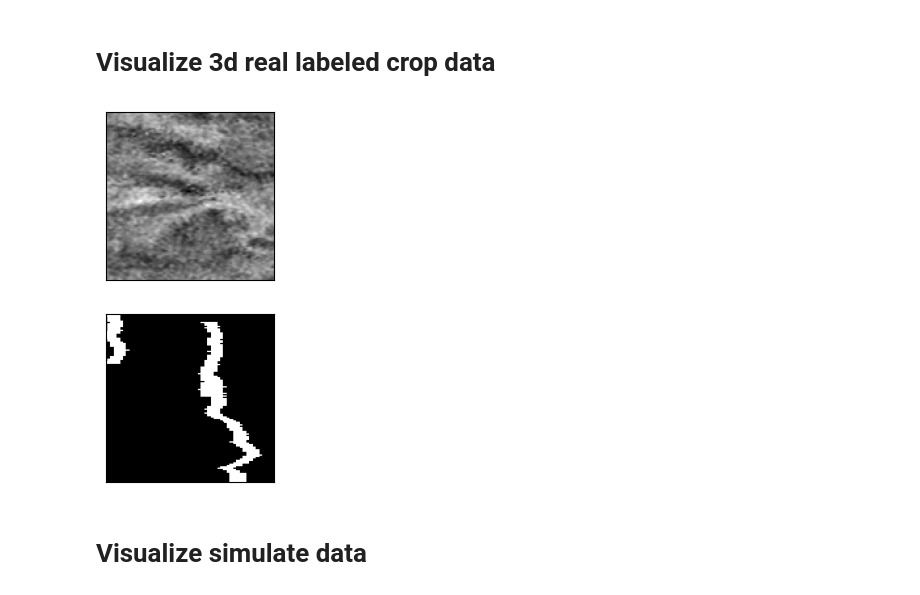
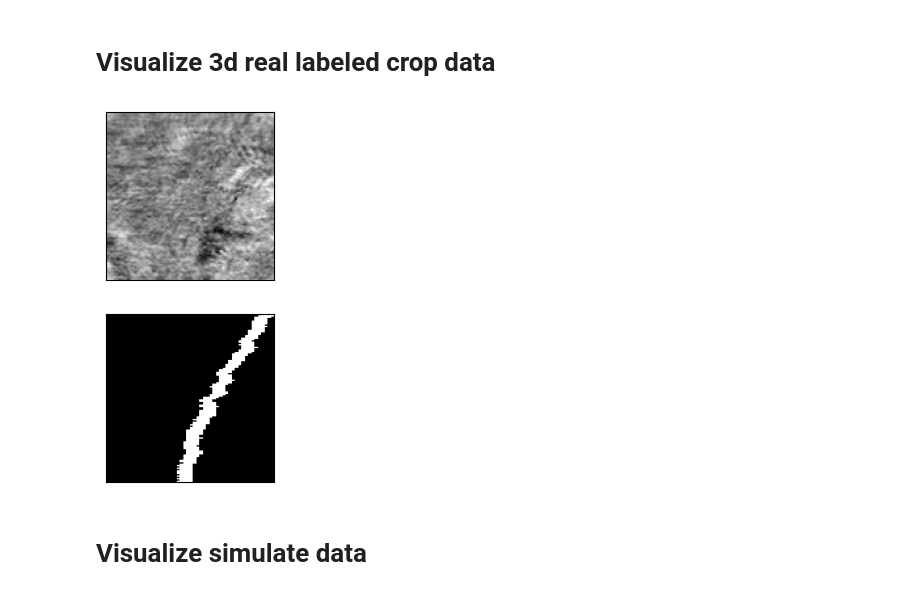
Before and after one commit to Kinlyran/Fault_Recong_zzr, a Jupyter notebook: data_explore.ipynb, the cells around one changed output. Cells and saved outputs as stored; diff of their text form; code cells hidden in the pictures.

```diff
--- a/data_explore.ipynb
+++ b/data_explore.ipynb
@@ -33,23 +31,23 @@ root_path = '/home/zhangzr/FaultRecongnition/Fault_data/public_data'
 scr_root_path = os.path.join(root_path, 'crop')
 data_split = 'train'
 data_lst = os.listdir(os.path.join(scr_root_path, data_split))
-index = 90
+index = 101
 with h5py.File(os.path.join(scr_root_path, data_split, data_lst[index]), 'r') as f:
     seis = f['raw'][:]
     label = f['label'][:]
 # %%
-slice_id = 25
+slice_id = 64
 plt.subplot(2,1,1)
 fig = plt.imshow(seis[:,:,slice_id], cmap='binary')
 fig.axes.xaxis.set_visible(False)
 fig.axes.yaxis.set_visible(False)
 plt.subplot(2,1,2)
 fig = plt.imshow(1-label[:,:,slice_id], cmap='binary')
 fig.axes.xaxis.set_visible(False)
 fig.axes.yaxis.set_visible(False)
 plt.show()
 # %% [output]
-[figure, old version]
+[figure, new version]
 # %% [markdown]
 # Visualize simulate data
 # %%
```
Also changed, not shown: parts of 3 cells of this notebook, 1 other file.
